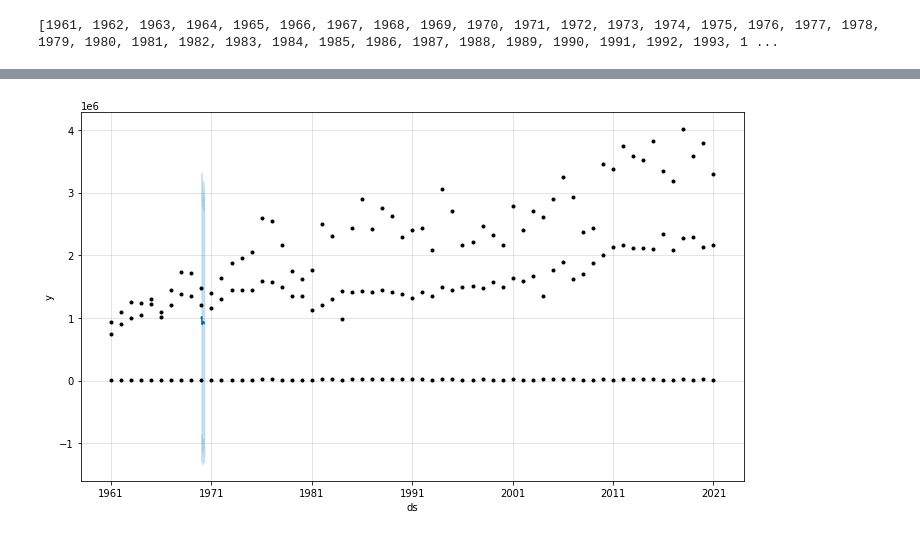
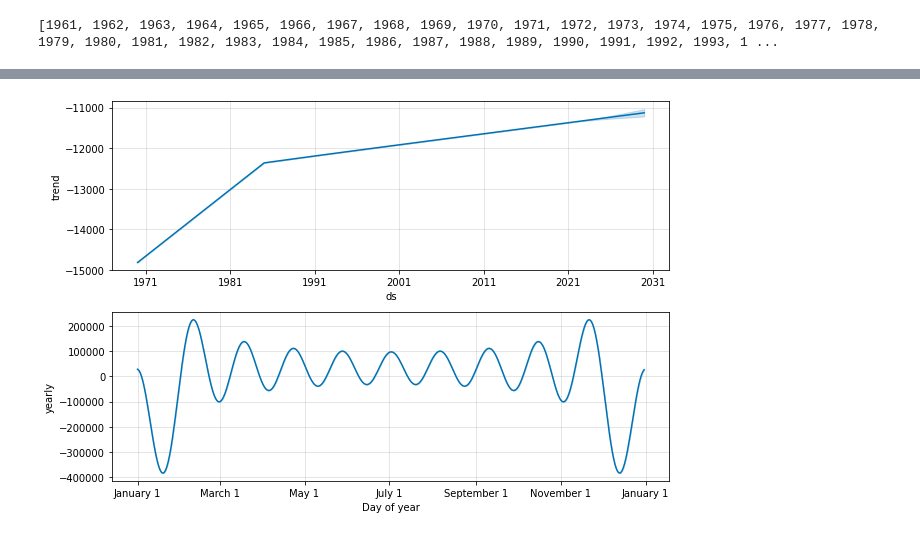
Before and after one commit to samkamau81/Kenyas-Maize-Output-Time-Series, a Jupyter notebook: fbprophetKenya_Maize.ipynb, the cells around one changed output, grey strips where cells are left out. Saved outputs shown, nothing was run; the diff lists cells and outputs as text; code cells hidden in the pictures.

```diff
--- a/fbprophetKenya_Maize.ipynb
+++ b/fbprophetKenya_Maize.ipynb
@@ -59,8 +59,8 @@ df2=pd.DataFrame()
 year=[]
 value=[]
 count=0
-for i in df['Item']:
-    if i == 'Maize (corn)':
+for i,j in zip(df['Item'],df['Unit']):
+    if (i == 'Maize (corn)' and j=='hg/ha'):
         year.append(df.iloc[count,9])
         value.append(df.iloc[count,11])
 
@@ -85,4 +85,6 @@ df2.head()
 # %%
-m = Prophet(interval_width=0.95, daily_seasonality=True)
+# create Prophet model
+m = Prophet()
+
 model = m.fit(df2)
 # %% [output]
@@ -102,4 +93,11 @@ forecast.head()
+# %%
+# make future dataframe with year values for next 5 years, upto 2027
+future_df = m.make_future_dataframe(periods=60, freq='A')
+future_df['year'] = future_df['ds'].apply(lambda x: x.year)
+
+# make predictions for future dataframe
+forecast = m.predict(future_df)
 # %%
-plot1 = m.plot(forecast)
+plot1 = m.plot_components(forecast)
 # %% [output]
-[figure, old version]
+[figure, new version]
```
Also changed, not shown: parts of 9 cells of this notebook.
